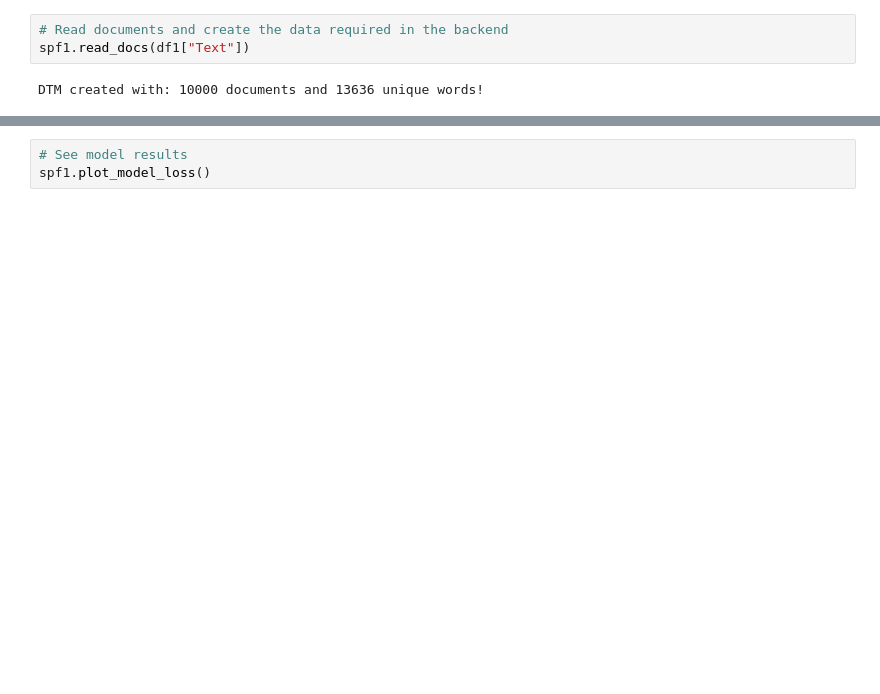
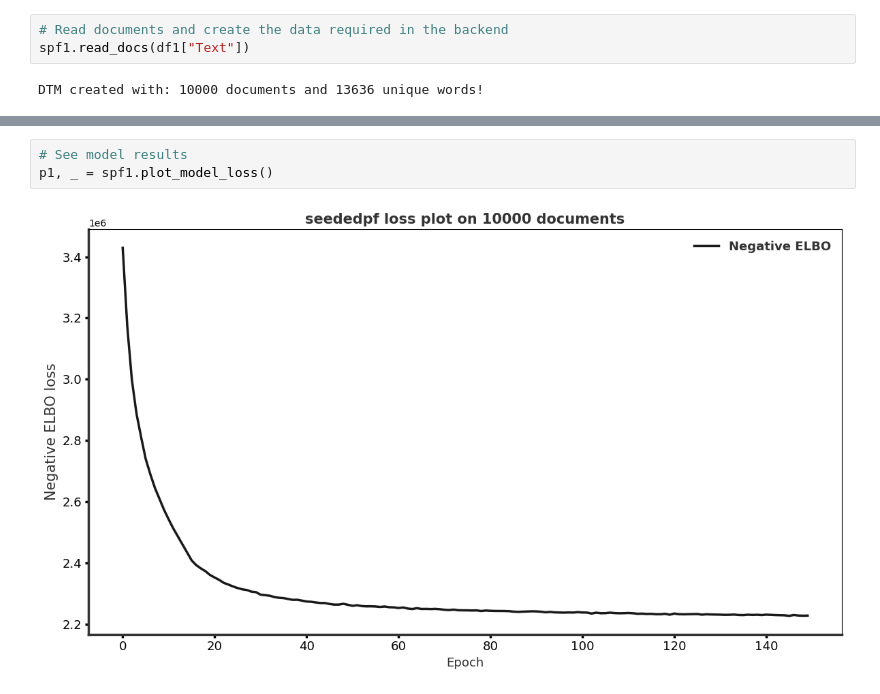
Before and after one commit to BPro2410/Seeded-Poisson-Factorization, a Jupyter notebook: analysis/examples/SPF_example_notebook.ipynb, the cells around one changed output, grey strips where cells are left out. Cells and saved outputs as stored; diff of their text form; blank space fills up the shorter version.

```diff
--- a/analysis/examples/SPF_example_notebook.ipynb
+++ b/analysis/examples/SPF_example_notebook.ipynb
@@ -55,6 +55,8 @@ KeyboardInterrupt:
 # %%
 # See model results
-spf1.plot_model_loss()
+p1, _ = spf1.plot_model_loss()
+# %% [output]
+[figure, added]
 # %%
 betas = spf1.calculate_topic_word_distributions()
 betas
```
Also changed, not shown: parts of 8 cells of this notebook, 4 other files.
